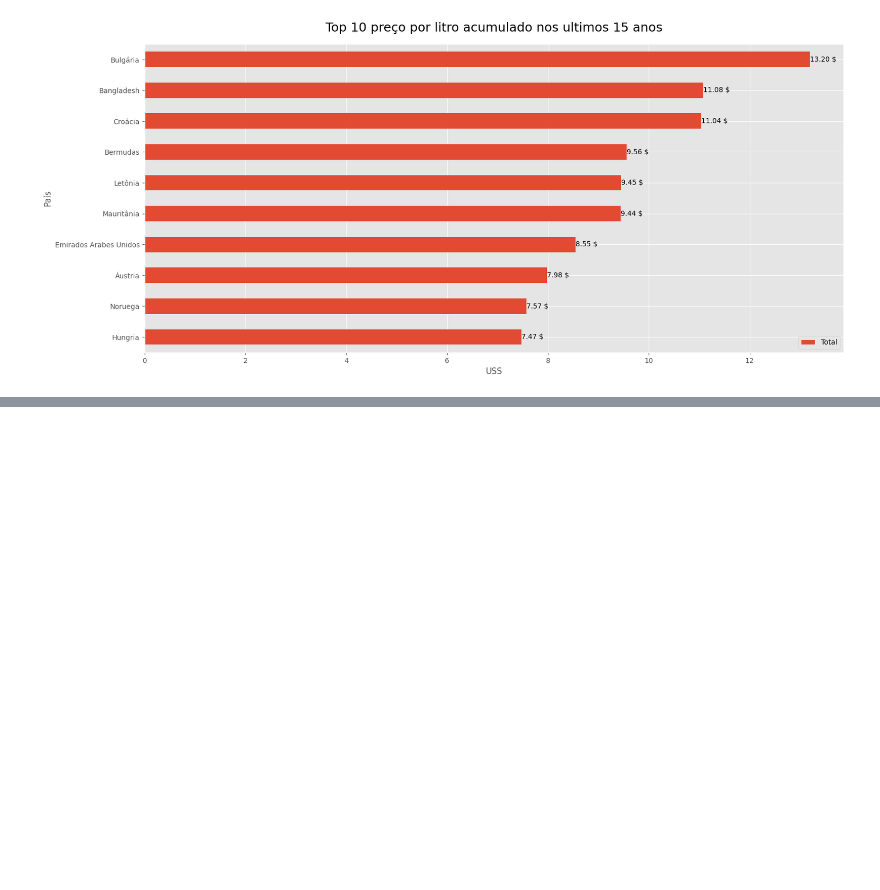
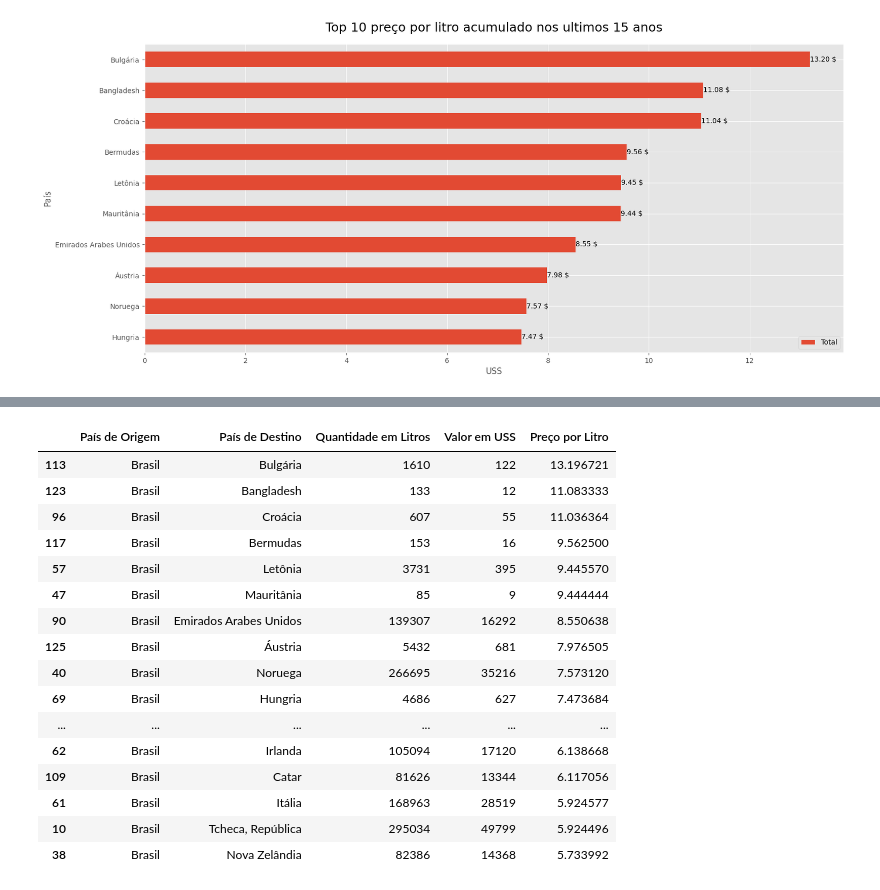
Before and after one commit to felipefreitasffs/wineAnalysis, a Jupyter notebook: src/wine.ipynb, the cells around one changed output, grey strips where cells are left out. Drawn from its saved outputs; the diff is of its cells as text; code cells hidden in the pictures; blank space fills up the shorter version.

```diff
--- a/src/wine.ipynb
+++ b/src/wine.ipynb
@@ -151,0 +159,30 @@ plt.show()
+# %%
+df_total_litros = pd.concat([expVinhoLitros.iloc[:,0:0],expVinhoLitros.iloc[:,-1:]],axis = 1).iloc[::-1]
+df_total_valor = pd.concat([expVinhoValor.iloc[:,0:0],expVinhoValor.iloc[:,-1:]],axis = 1).iloc[::-1]
+df_total_precoLitro = pd.concat([expPrecoLitro.iloc[:,0:0],expPrecoLitro.iloc[:,-1:]],axis = 1).iloc[::-1]
+df_merge = pd.merge(df_total_litros, df_total_valor, left_index=True, right_index=True)
+df_merge = pd.merge(df_merge, df_total_precoLitro, left_index=True, right_index=True)
+df_merge = df_merge.reset_index()
+df_merge.columns = ['País de Destino', 'Valor em USS', 'Quantidade em Litros', 'Preço por Litro']
+df_merge['País de Origem'] = 'Brasil'
+df_merge = df_merge[['País de Origem', 'País de Destino', 'Quantidade em Litros', 'Valor em USS', 'Preço por Litro']]
+
+df_merge.sort_values(by="Preço por Litro", ascending=False).head(20)
+# %% [output]
+|  | País de Origem | País de Destino | Quantidade em Litros | Valor em USS | Preço por Litro |
+| 113 | Brasil | Bulgária | 1610 | 122 | 13.196721 |
+| 123 | Brasil | Bangladesh | 133 | 12 | 11.083333 |
+| 96 | Brasil | Croácia | 607 | 55 | 11.036364 |
+| 117 | Brasil | Bermudas | 153 | 16 | 9.562500 |
+| 57 | Brasil | Letônia | 3731 | 395 | 9.445570 |
+| 47 | Brasil | Mauritânia | 85 | 9 | 9.444444 |
+| 90 | Brasil | Emirados Arabes Unidos | 139307 | 16292 | 8.550638 |
+| 125 | Brasil | Áustria | 5432 | 681 | 7.976505 |
+| 40 | Brasil | Noruega | 266695 | 35216 | 7.573120 |
+| 69 | Brasil | Hungria | 4686 | 627 | 7.473684 |
+| ... | ... | ... | ... | ... | ... |
+| 62 | Brasil | Irlanda | 105094 | 17120 | 6.138668 |
+| 109 | Brasil | Catar | 81626 | 13344 | 6.117056 |
+| 61 | Brasil | Itália | 168963 | 28519 | 5.924577 |
+| 10 | Brasil | Tcheca, República | 295034 | 49799 | 5.924496 |
+| 38 | Brasil | Nova Zelândia | 82386 | 14368 | 5.733992 |
```
Also changed, not shown: parts of 1 cell of this notebook.
